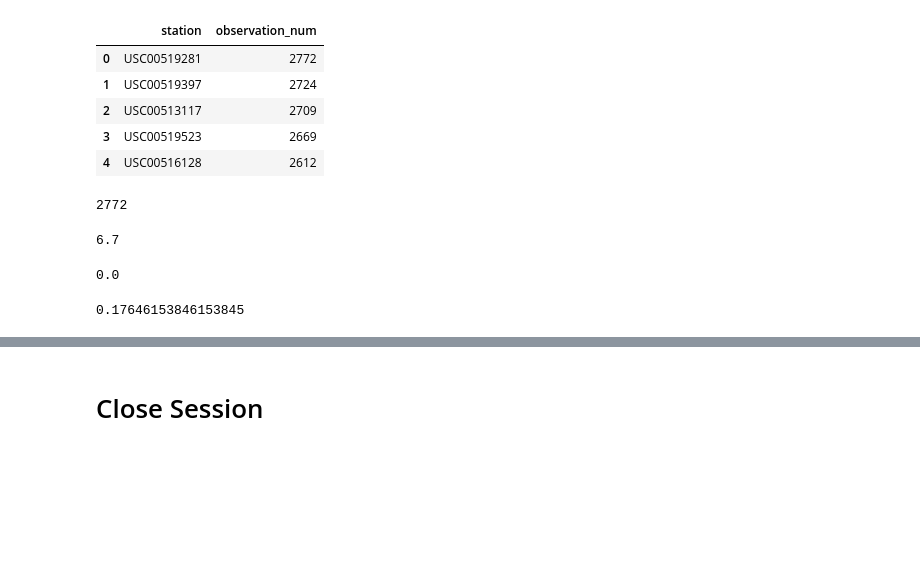
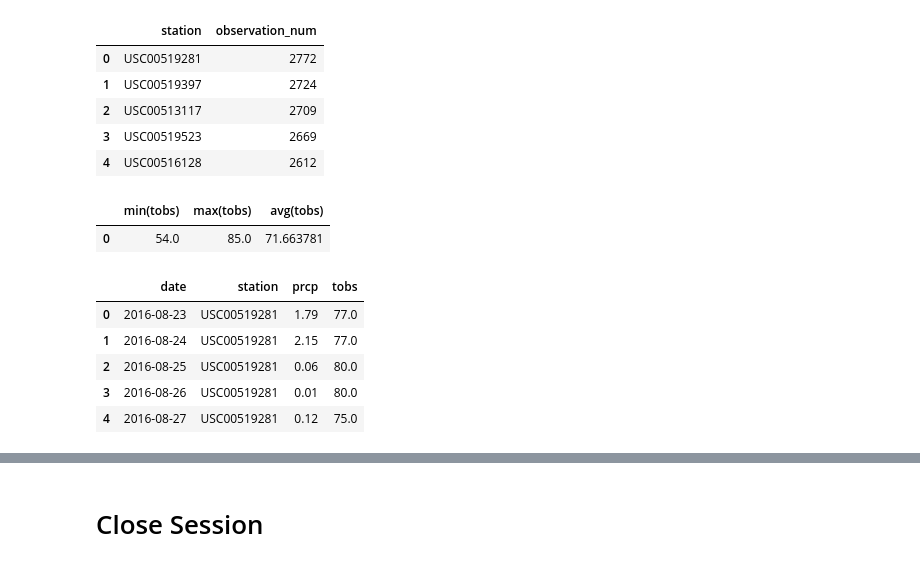
Before and after one commit to Berli85/Childers_SMU_HW_2023, a Jupyter notebook: 10-SQLAlchemy/Childers_climate_starter.ipynb, the cells around one changed output, grey strips where cells are left out. Saved outputs shown, nothing was run; the diff lists cells and outputs as text; code cells hidden in the pictures; blank space fills up the shorter version.

```diff
--- a/10-SQLAlchemy/Childers_climate_starter.ipynb
+++ b/10-SQLAlchemy/Childers_climate_starter.ipynb
@@ -111,24 +111,44 @@ df_4.head()
 | 4 | USC00516128 | 2612 |
 # %%
 # Using the most active station id from the previous query, calculate the lowest, highest, and average temperature.
-df_4.observation_num.max()
+query = """SELECT
+                min(tobs),
+                max(tobs),
+                avg(tobs)
+            FROM
+                Measurement
+            WHERE
+                station = 'USC00519281'
+"""
+
+df_5 = pd.read_sql(text(query), con=engine)
+df_5.head()
 # %% [output]
-2772
+|  | min(tobs) | max(tobs) | avg(tobs) |
+| 0 | 54.0 | 85.0 | 71.663781 |
-# %%
-#calculate the highest temperature
-df_3.prcp.max()
-# %% [output]
-6.7
-# %%
-#calculate the lowest temperature
-df_3.prcp.min()
-# %% [output]
-0.0
-# %%
-#calculate the average temperature
-df_3.prcp.mean()
-# %% [output]
-0.17646153846153845
 # %%
 # Using the most active station id
 # Query the last 12 months of temperature observation data for this station and plot the results as a histogram
+query = """SELECT
+                date,
+                station,
+                prcp,
+                tobs
+           FROM
+               Measurement
+            WHERE
+                date >= '2016-08-23'
+                AND station = 'USC00519281'
+            ORDER BY
+                date asc;
+"""
+
+df_6 = pd.read_sql(text(query), con=engine)
+df_6.head()
+# %% [output]
+|  | date | station | prcp | tobs |
+| 0 | 2016-08-23 | USC00519281 | 1.79 | 77.0 |
+| 1 | 2016-08-24 | USC00519281 | 2.15 | 77.0 |
+| 2 | 2016-08-25 | USC00519281 | 0.06 | 80.0 |
+| 3 | 2016-08-26 | USC00519281 | 0.01 | 80.0 |
+| 4 | 2016-08-27 | USC00519281 | 0.12 | 75.0 |
```
Also changed, not shown: parts of 2 cells of this notebook, 10 other files.
